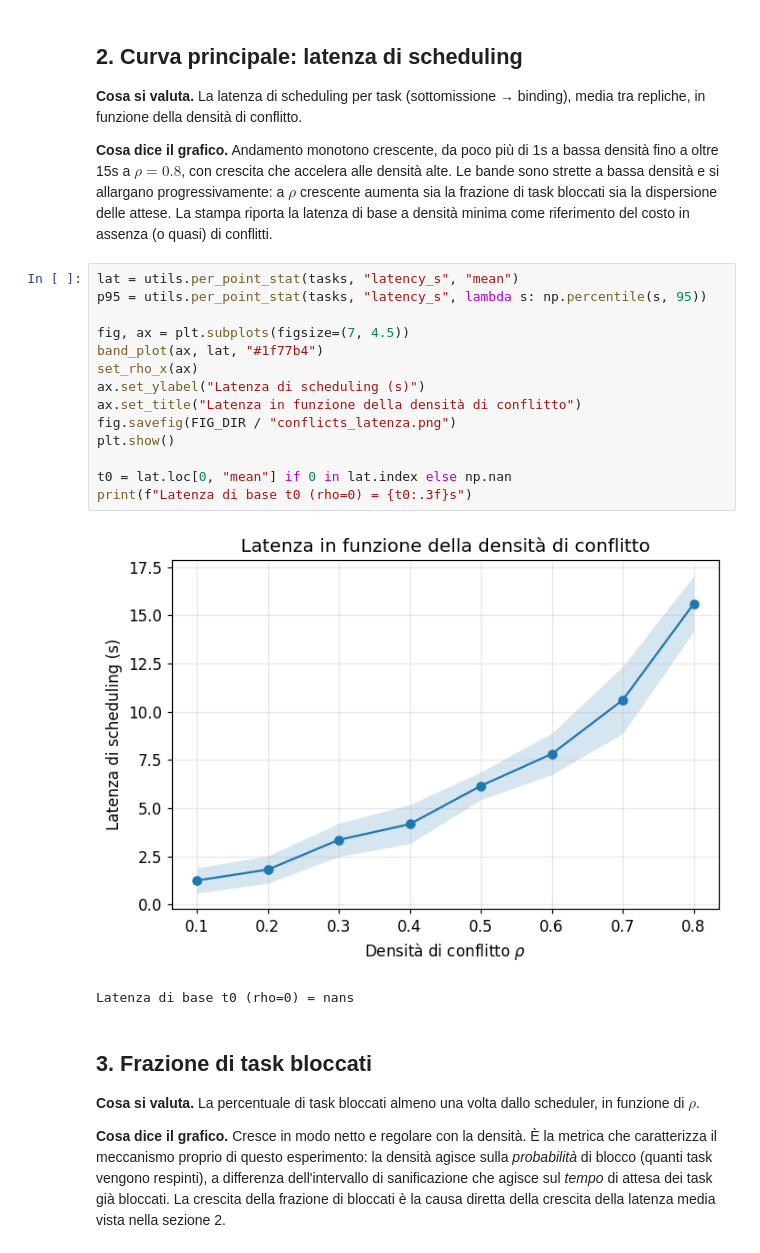
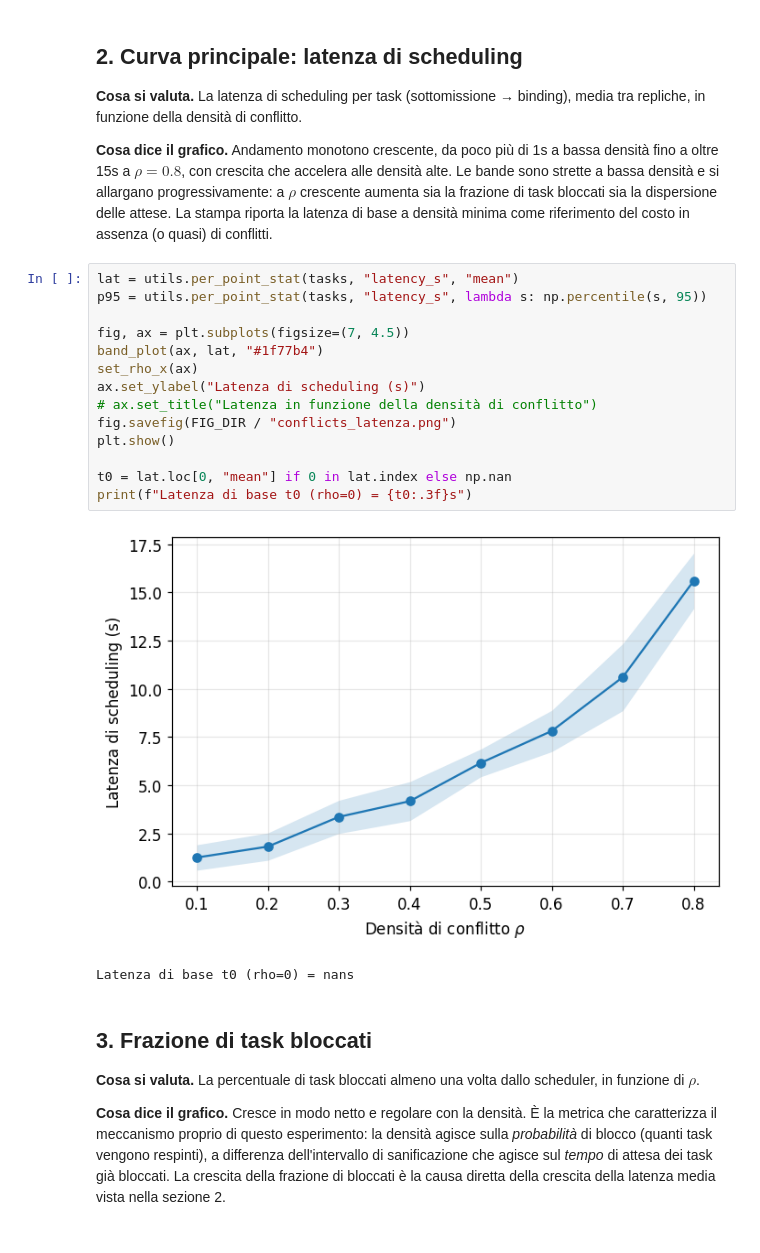
Before and after one commit to Luca-02/policy-driven-task-scheduling, a Jupyter notebook: evaluation/impatto_conflitti.ipynb, the cells around one changed output. Cells and saved outputs as stored; diff of their text form.

Commit message:
deleted evaluation image plot tiltles

```diff
--- a/evaluation/impatto_conflitti.ipynb
+++ b/evaluation/impatto_conflitti.ipynb
@@ -163,19 +163,19 @@ display(grid)
 # %%
 lat = utils.per_point_stat(tasks, "latency_s", "mean")
 p95 = utils.per_point_stat(tasks, "latency_s", lambda s: np.percentile(s, 95))
 
 fig, ax = plt.subplots(figsize=(7, 4.5))
 band_plot(ax, lat, "#1f77b4")
 set_rho_x(ax)
 ax.set_ylabel("Latenza di scheduling (s)")
-ax.set_title("Latenza in funzione della densità di conflitto")
+# ax.set_title("Latenza in funzione della densità di conflitto")
 fig.savefig(FIG_DIR / "conflicts_latenza.png")
 plt.show()
 
 t0 = lat.loc[0, "mean"] if 0 in lat.index else np.nan
 print(f"Latenza di base t0 (rho=0) = {t0:.3f}s")
 # %% [output]
-[figure, old version]
+[figure, new version]
 Latenza di base t0 (rho=0) = nans
 # %% [markdown]
 ## 3. Frazione di task bloccati
```
Also changed, not shown: parts of 6 cells of this notebook, 15 other files.
